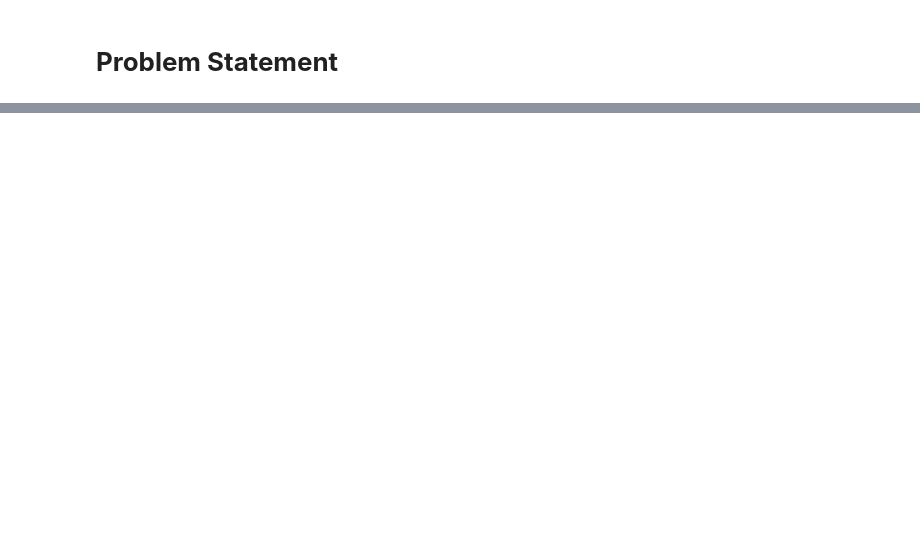
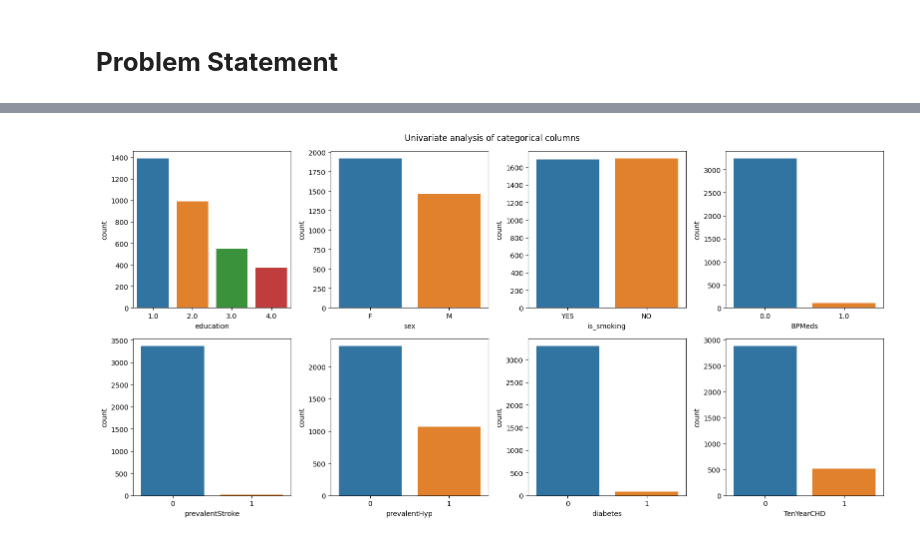
Before and after one commit to Jayeshdahiwale/CapstoneProject3-Cardiovascular-Risk-Prediction, a Jupyter notebook: CardioVasular_Risk_Prediction.ipynb, the cells around one changed output, grey strips where cells are left out. Cells and saved outputs as stored; diff of their text form; code cells hidden in the pictures; blank space fills up the shorter version.

```diff
--- a/CardioVasular_Risk_Prediction.ipynb
+++ b/CardioVasular_Risk_Prediction.ipynb
@@ -694,0 +291,11 @@ Write the conclusion here.
+# %%
+plt.figure(figsize=(16,8))
+plt.suptitle('Univariate analysis of categorical columns')
+
+for i,col in enumerate(categorical_features):
+  plt.subplot(2,4,i+1)
+  sns.countplot(x=col,data=df)
+  plt.xlabel(col)
+  plt.tight_layout()
+# %% [output]
+[figure, added]
```
Also changed, not shown: parts of 439 cells of this notebook.
